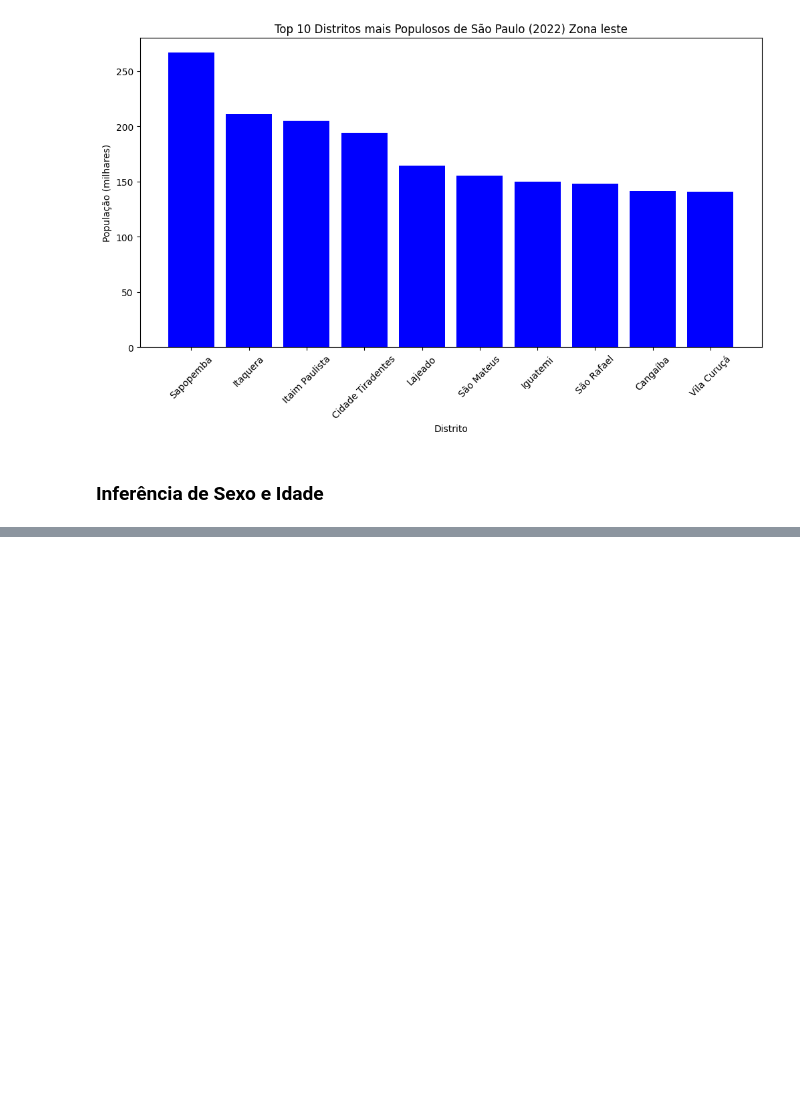
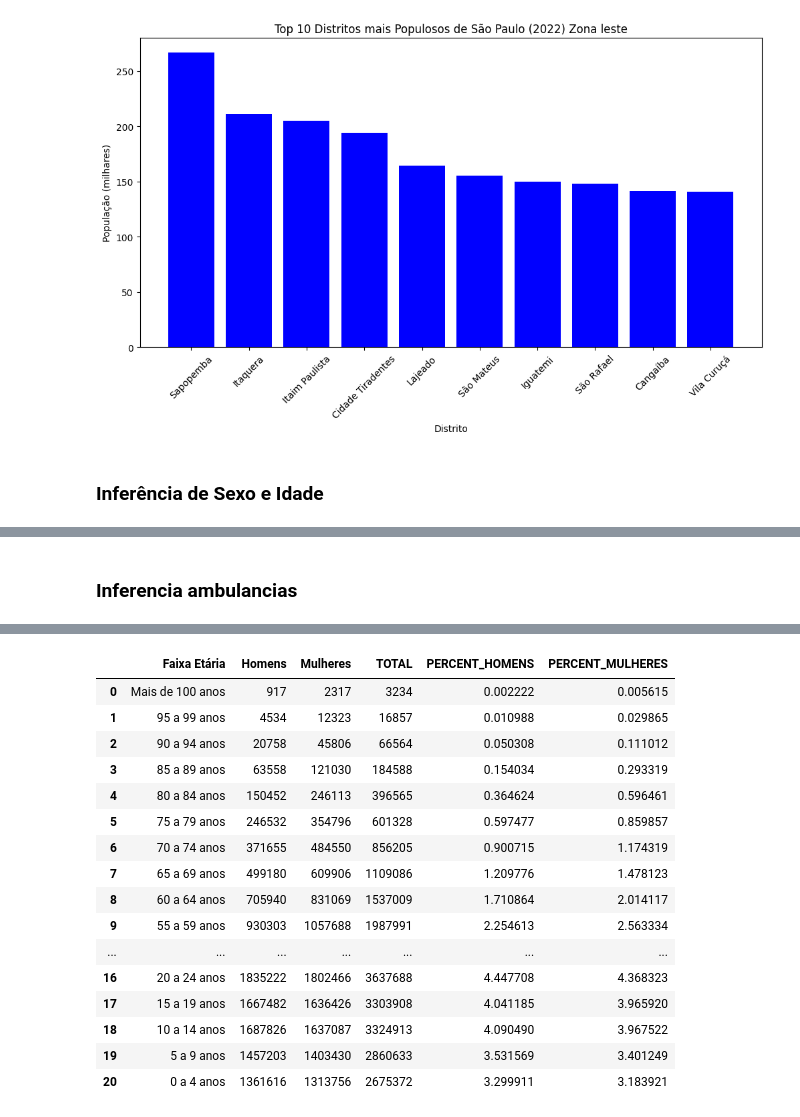
Before and after one commit to JonathanAlvesNogueira/Project-Health-Data-Analytics, a Jupyter notebook: 01.população_bairro.ipynb, the cells around one changed output, grey strips where cells are left out. Saved outputs shown, nothing was run; the diff lists cells and outputs as text; code cells hidden in the pictures; blank space fills up the shorter version.

```diff
--- a/01.população_bairro.ipynb
+++ b/01.população_bairro.ipynb
@@ -318,0 +270,57 @@ Localização: -23.5607784, -46.59875236052547
+# %% [markdown]
+### Inferencia ambulancias
+# %%
+# Dados retirados do site Gov: https://censo2010.ibge.gov.br/sinopse/webservice/frm_piramide.php?codigo=35&corhomem=3d4590&cormulher=9cdbfc
+
+import pandas as pd
+
+# Criando o DataFrame com base nos dados da imagem
+dados = {
+    "Faixa Etária": [
+        "Mais de 100 anos", "95 a 99 anos", "90 a 94 anos", "85 a 89 anos", "80 a 84 anos",
+        "75 a 79 anos", "70 a 74 anos", "65 a 69 anos", "60 a 64 anos", "55 a 59 anos",
+        "50 a 54 anos", "45 a 49 anos", "40 a 44 anos", "35 a 39 anos", "30 a 34 anos",
+        "25 a 29 anos", "20 a 24 anos", "15 a 19 anos", "10 a 14 anos", "5 a 9 anos", "0 a 4 anos"
+    ],
+    "Homens": [
+        917, 4_534, 20_758, 63_558, 150_452,
+        246_532, 371_655, 499_180, 705_940, 930_303,
+        1_149_501, 1_308_852, 1_444_231, 1_549_270, 1_741_346,
+        1_881_495, 1_835_222, 1_667_482, 1_687_826, 1_457_203, 1_361_616
+    ],
+    "Mulheres": [
+        2_317, 12_323, 45_806, 121_030, 246_113,
+        354_796, 484_550, 609_906, 831_069, 1_057_688,
+        1_286_603, 1_444_270, 1_536_444, 1_634_852, 1_815_101,
+        1_908_293, 1_802_466, 1_636_426, 1_637_087, 1_403_430, 1_313_756
+    ]
+}
+
+df = pd.DataFrame(dados)
+
+# Exibindo o DataFrame
+print(df)
+
+# Salvando como CSV
+csv_filename = "distribuicao_populacao_sp.csv"
+df.to_csv(csv_filename, index=False, encoding="utf-8-sig")
+
+
+#  Extraio a base de dados
+url = r'C:\Users\joth1\Desktop\DataScience\DataScience-Resources\Project\distribuicao_populacao_sp.csv'
+df_pop_dados = pd.read_csv(url, encoding='utf-8')
+
+df_pop_dados['TOTAL'] = df_pop_dados['Homens'] + df_pop_dados['Mulheres']
+print(df_pop_dados.dtypes)
+
+
+df_pop_dados['Mulheres'] = df_pop_dados['Mulheres'].astype(int)
+df_pop_dados['TOTAL'] = df_pop_dados['TOTAL'].astype(int)
+
+total_mulheres = df_pop_dados['Mulheres'].sum()
+total_homens = df_pop_dados['Homens'].sum()
+
+df_pop_dados['PERCENT_HOMENS'] = (df_pop_dados['Homens']/ (total_mulheres + total_homens)    ) * 100
+df_pop_dados['PERCENT_MULHERES'] = (df_pop_dados['Mulheres']/ (total_mulheres + total_homens)     ) * 100
+display(df_pop_dados)
+# %% [output]
@@ -318,0 +344,17 @@ Localização: -23.5607784, -46.59875236052547
+|  | Faixa Etária | Homens | Mulheres | TOTAL | PERCENT_HOMENS | PERCENT_MULHERES |
+| 0 | Mais de 100 anos | 917 | 2317 | 3234 | 0.002222 | 0.005615 |
+| 1 | 95 a 99 anos | 4534 | 12323 | 16857 | 0.010988 | 0.029865 |
+| 2 | 90 a 94 anos | 20758 | 45806 | 66564 | 0.050308 | 0.111012 |
+| 3 | 85 a 89 anos | 63558 | 121030 | 184588 | 0.154034 | 0.293319 |
+| 4 | 80 a 84 anos | 150452 | 246113 | 396565 | 0.364624 | 0.596461 |
+| 5 | 75 a 79 anos | 246532 | 354796 | 601328 | 0.597477 | 0.859857 |
+| 6 | 70 a 74 anos | 371655 | 484550 | 856205 | 0.900715 | 1.174319 |
+| 7 | 65 a 69 anos | 499180 | 609906 | 1109086 | 1.209776 | 1.478123 |
+| 8 | 60 a 64 anos | 705940 | 831069 | 1537009 | 1.710864 | 2.014117 |
+| 9 | 55 a 59 anos | 930303 | 1057688 | 1987991 | 2.254613 | 2.563334 |
+| ... | ... | ... | ... | ... | ... | ... |
+| 16 | 20 a 24 anos | 1835222 | 1802466 | 3637688 | 4.447708 | 4.368323 |
+| 17 | 15 a 19 anos | 1667482 | 1636426 | 3303908 | 4.041185 | 3.965920 |
+| 18 | 10 a 14 anos | 1687826 | 1637087 | 3324913 | 4.090490 | 3.967522 |
+| 19 | 5 a 9 anos | 1457203 | 1403430 | 2860633 | 3.531569 | 3.401249 |
+| 20 | 0 a 4 anos | 1361616 | 1313756 | 2675372 | 3.299911 | 3.183921 |
```
Also changed, not shown: parts of 14 cells of this notebook, 4 other files.
